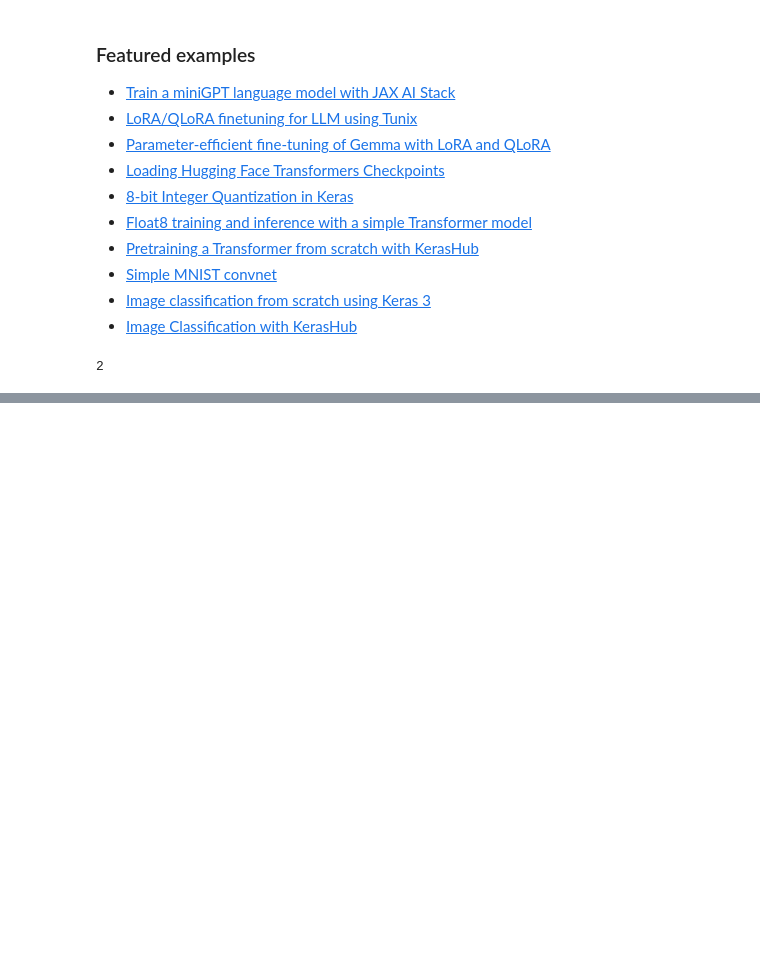
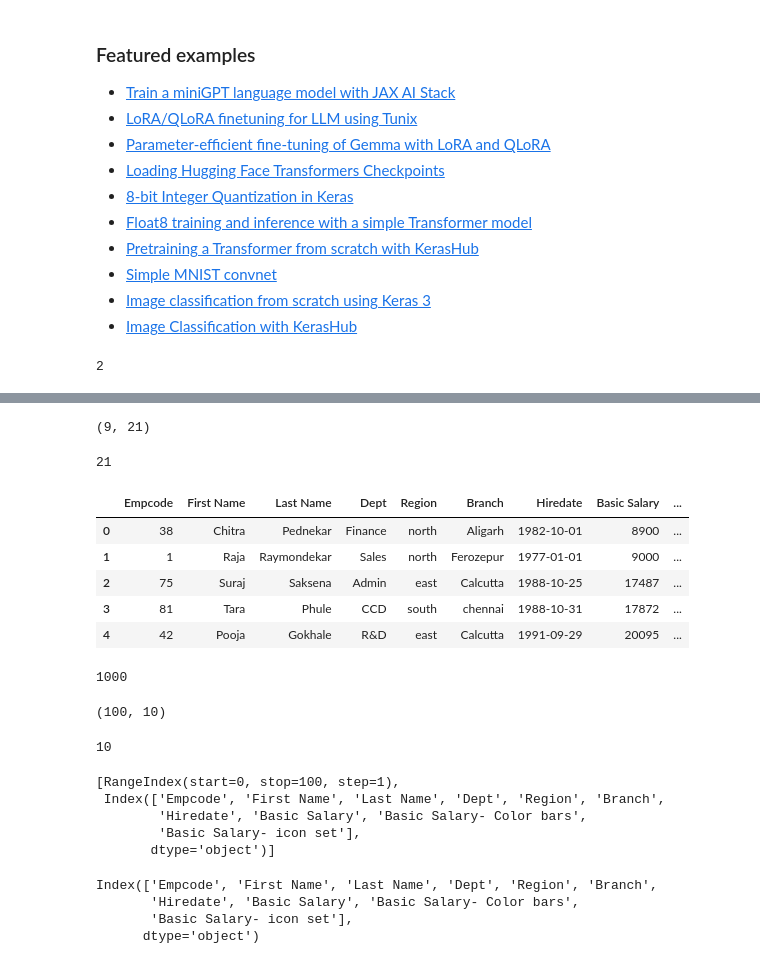
Before and after one commit to pp46902022-tech/DataScience_Rfiles, a Jupyter notebook: Welcome_To_Colab.ipynb, the cells around one changed output, grey strips where cells are left out. Saved outputs shown, nothing was run; the diff lists cells and outputs as text; code cells hidden in the pictures; blank space fills up the shorter version.

```diff
--- a/Welcome_To_Colab.ipynb
+++ b/Welcome_To_Colab.ipynb
@@ -221,0 +363,8 @@ These are a few of the notebooks related to Machine Learning, including Google's
+# %%
+df.shape
+# %% [output]
+(9, 21)
+# %%
+df.shape[1]
+# %% [output]
+21
@@ -221,0 +375,36 @@ These are a few of the notebooks related to Machine Learning, including Google's
+# %%
+df.head()
+# %% [output]
+|  | Empcode | First Name | Last Name | Dept | Region | Branch | Hiredate | Basic Salary | ... |
+| 0 | 38 | Chitra | Pednekar | Finance | north | Aligarh | 1982-10-01 | 8900 | ... |
+| 1 | 1 | Raja | Raymondekar | Sales | north | Ferozepur | 1977-01-01 | 9000 | ... |
+| 2 | 75 | Suraj | Saksena | Admin | east | Calcutta | 1988-10-25 | 17487 | ... |
+| 3 | 81 | Tara | Phule | CCD | south | chennai | 1988-10-31 | 17872 | ... |
+| 4 | 42 | Pooja | Gokhale | R&D | east | Calcutta | 1991-09-29 | 20095 | ... |
+# %%
+df.size
+# %% [output]
+1000
+# %%
+df.shape
+# %% [output]
+(100, 10)
+# %%
+df.shape[1]
+# %% [output]
+10
+# %%
+df.axes
+# %% [output]
+[RangeIndex(start=0, stop=100, step=1),
+ Index(['Empcode', 'First Name', 'Last Name', 'Dept', 'Region', 'Branch',
+        'Hiredate', 'Basic Salary', 'Basic Salary- Color bars',
+        'Basic Salary- icon set'],
+       dtype='object')]
+# %%
+df.columns
+# %% [output]
+Index(['Empcode', 'First Name', 'Last Name', 'Dept', 'Region', 'Branch',
+       'Hiredate', 'Basic Salary', 'Basic Salary- Color bars',
+       'Basic Salary- icon set'],
+      dtype='object')
```
Also changed, not shown: parts of 62 cells of this notebook.
